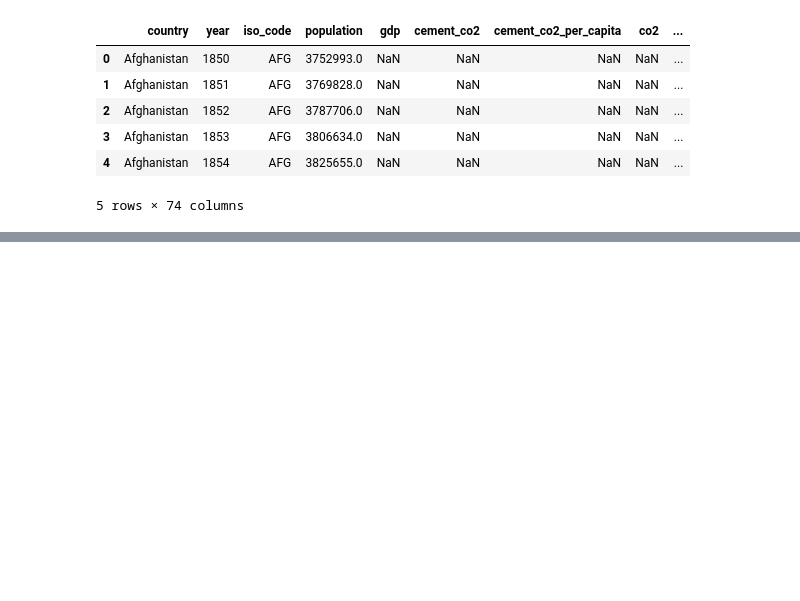
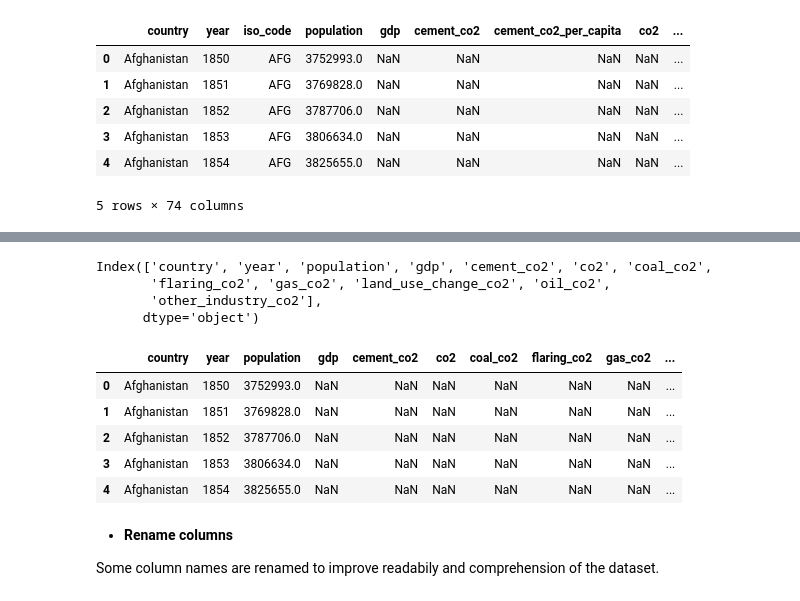
Before and after one commit to herrerovir/Co2-emissions-exploratory-data-analysis, a Jupyter notebook: EDA-co2-emissions.ipynb, the cells around one changed output, grey strips where cells are left out. Saved outputs shown, nothing was run; the diff lists cells and outputs as text; code cells hidden in the pictures; blank space fills up the shorter version.

```diff
--- a/EDA-co2-emissions.ipynb
+++ b/EDA-co2-emissions.ipynb
@@ -25,0 +89,20 @@ carbon_emission.head()
+# %%
+carbon_emission.columns
+# %% [output]
+Index(['country', 'year', 'population', 'gdp', 'cement_co2', 'co2', 'coal_co2',
+       'flaring_co2', 'gas_co2', 'land_use_change_co2', 'oil_co2',
+       'other_industry_co2'],
+      dtype='object')
+# %%
+carbon_emission.head()
+# %% [output]
+|  | country | year | population | gdp | cement_co2 | co2 | coal_co2 | flaring_co2 | gas_co2 | ... |
+| 0 | Afghanistan | 1850 | 3752993.0 | NaN | NaN | NaN | NaN | NaN | NaN | ... |
+| 1 | Afghanistan | 1851 | 3769828.0 | NaN | NaN | NaN | NaN | NaN | NaN | ... |
+| 2 | Afghanistan | 1852 | 3787706.0 | NaN | NaN | NaN | NaN | NaN | NaN | ... |
+| 3 | Afghanistan | 1853 | 3806634.0 | NaN | NaN | NaN | NaN | NaN | NaN | ... |
+| 4 | Afghanistan | 1854 | 3825655.0 | NaN | NaN | NaN | NaN | NaN | NaN | ... |
+# %% [markdown]
+* **Rename columns**
+
+Some column names are renamed to improve readabily and comprehension of the dataset.
```
Also changed, not shown: parts of 35 cells of this notebook.
